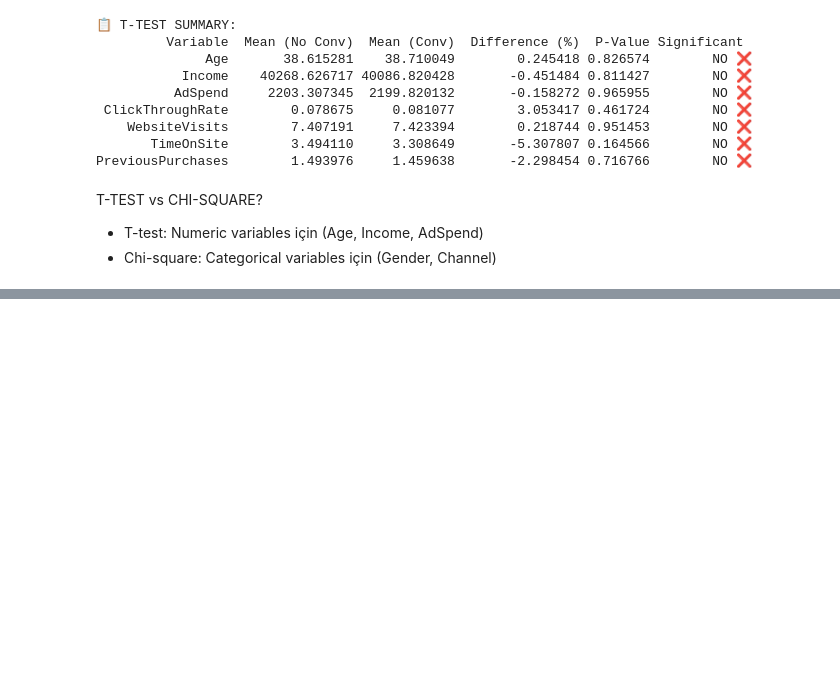
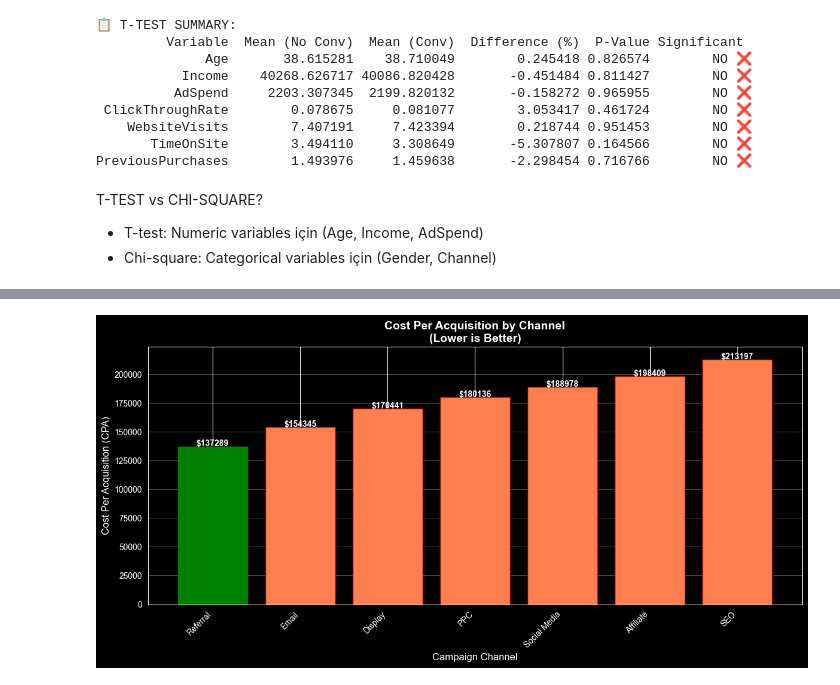
Before and after one commit to barkobt/tubitak-marketing-analytics, a Jupyter notebook: notebooks/01_eda_and_cleaning.ipynb, the cells around one changed output, grey strips where cells are left out. Cells and saved outputs as stored; diff of their text form; code cells hidden in the pictures; blank space fills up the shorter version.

```diff
--- a/notebooks/01_eda_and_cleaning.ipynb
+++ b/notebooks/01_eda_and_cleaning.ipynb
@@ -739,0 +835,28 @@ T-TEST vs CHI-SQUARE?
+# %%
+# CPA Visualization (sadece valid CPA'lar için)
+valid_cpa = channel_analysis[channel_analysis['CPA'].notna()]
+if len(valid_cpa) > 0:
+    plt.figure(figsize=(12, 6))
+    channels_cpa = valid_cpa.index
+    cpa_values = valid_cpa['CPA']
+
+    bars = plt.bar(channels_cpa, cpa_values, color='coral', edgecolor='darkred')
+
+    # En düşük CPA'yı highlight et (best efficiency)
+    min_cpa_idx = cpa_values.argmin()
+    bars[min_cpa_idx].set_color('green')
+
+    plt.xlabel('Campaign Channel', fontsize=12)
+    plt.ylabel('Cost Per Acquisition (CPA)', fontsize=12)
+    plt.title('Cost Per Acquisition by Channel\n(Lower is Better)',
+              fontsize=14, fontweight='bold')
+    plt.xticks(rotation=45, ha='right')
+    plt.grid(axis='y', alpha=0.3)
+
+    for i, (channel, cpa) in enumerate(zip(channels_cpa, cpa_values)):
+        plt.text(i, cpa + 50, f'${cpa:.0f}', ha='center', fontsize=10, fontweight='bold')
+
+    plt.tight_layout()
+    plt.show()
+# %% [output]
+[figure, added]
```
Also changed, not shown: parts of 4 cells of this notebook.
